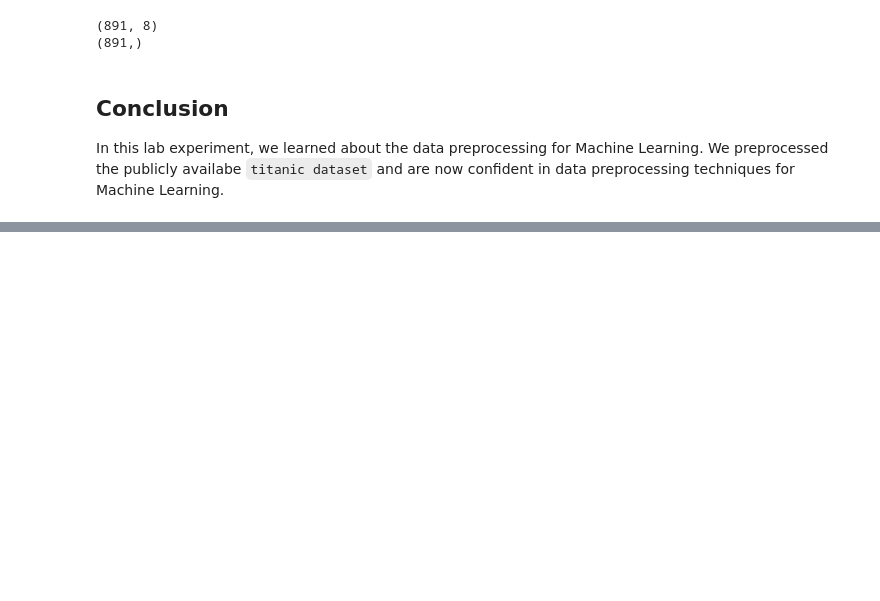
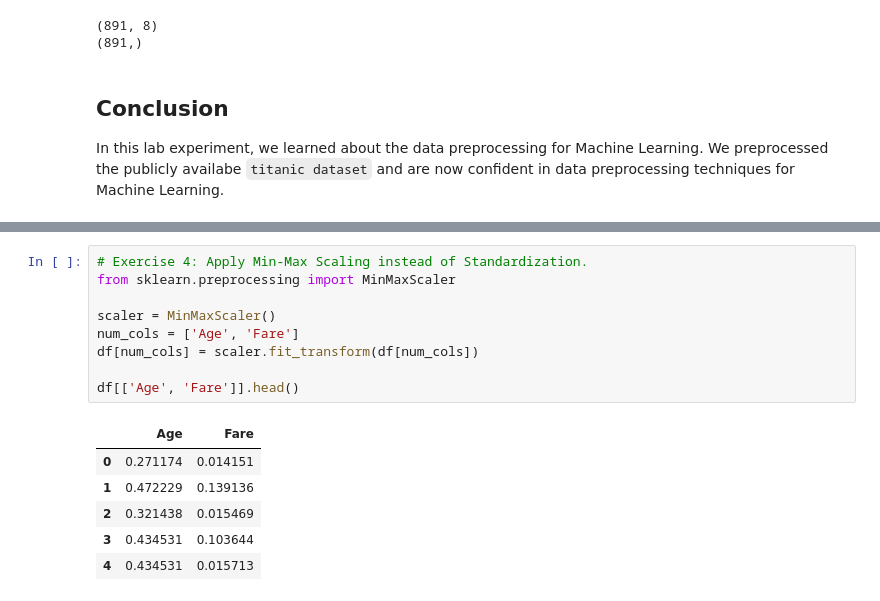
Before and after one commit to kushalprasadjoshi-bachelor/cmp364-machine-learning, a Jupyter notebook: lab03-data-preprocessing-for-ml.ipynb, the cells around one changed output, grey strips where cells are left out. Saved outputs shown, nothing was run; the diff lists cells and outputs as text; blank space fills up the shorter version.

```diff
--- a/lab03-data-preprocessing-for-ml.ipynb
+++ b/lab03-data-preprocessing-for-ml.ipynb
@@ -251,0 +288,16 @@ data preprocessing techniques for Machine Learning.
+# %%
+# Exercise 4: Apply Min-Max Scaling instead of Standardization.
+from sklearn.preprocessing import MinMaxScaler
+
+scaler = MinMaxScaler()
+num_cols = ['Age', 'Fare']
+df[num_cols] = scaler.fit_transform(df[num_cols])
+
+df[['Age', 'Fare']].head()
+# %% [output]
+|  | Age | Fare |
+| 0 | 0.271174 | 0.014151 |
+| 1 | 0.472229 | 0.139136 |
+| 2 | 0.321438 | 0.015469 |
+| 3 | 0.434531 | 0.103644 |
+| 4 | 0.434531 | 0.015713 |
```
Also changed, not shown: parts of 8 cells of this notebook.
